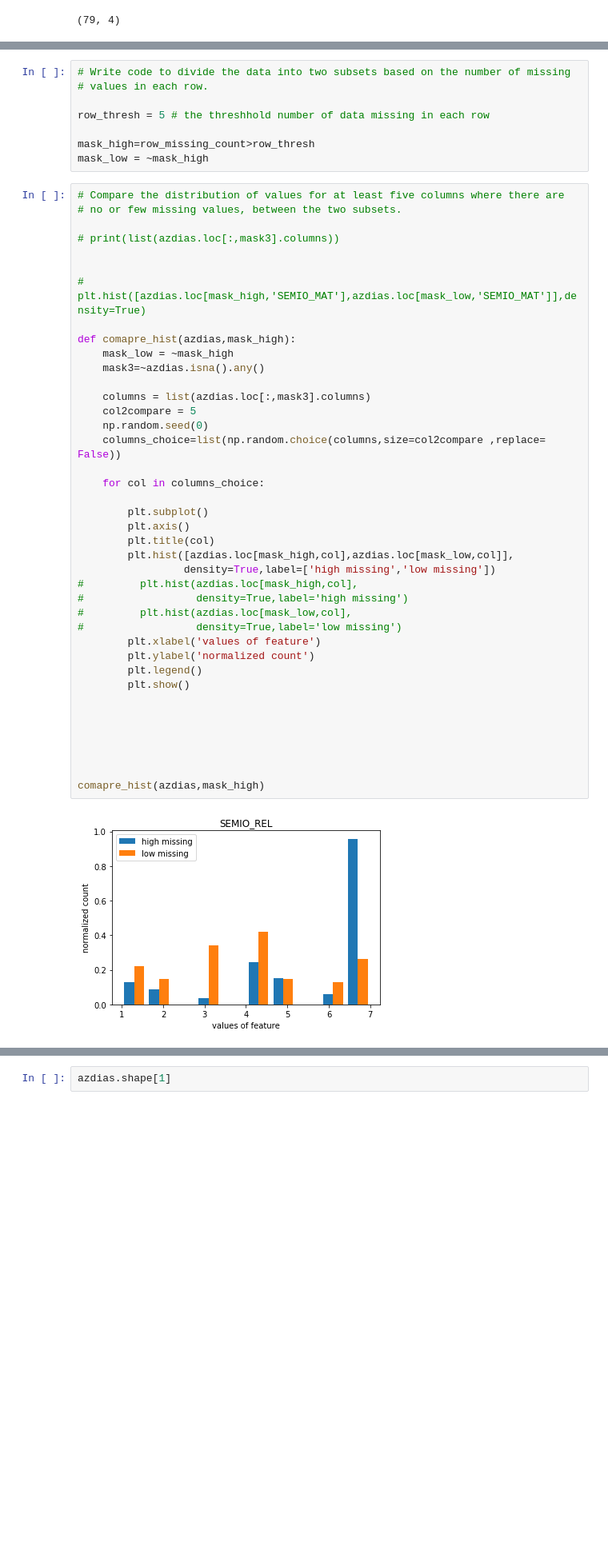
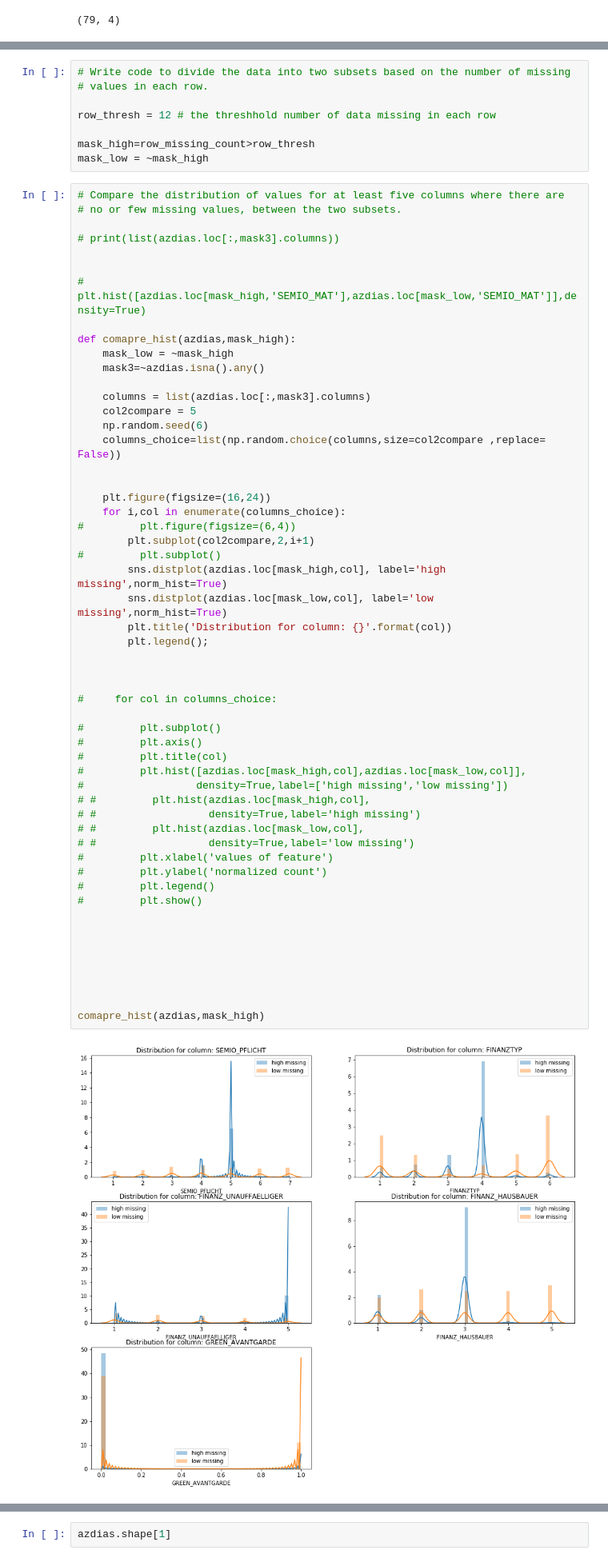
Before and after one commit to Ali-Alhamaly/Identify-Customer-Segments, a Jupyter notebook: Identify_Customer_Segments.ipynb, the cells around one changed output, grey strips where cells are left out. Shown: that part at 80% size. Drawn from its saved outputs; the diff is of its cells as text; blank space fills up the shorter version.

```diff
--- a/Identify_Customer_Segments.ipynb
+++ b/Identify_Customer_Segments.ipynb
@@ -314,49 +315,63 @@ plt.show()
 # Write code to divide the data into two subsets based on the number of missing
 # values in each row.
 
-row_thresh = 5 # the threshhold number of data missing in each row
+row_thresh = 12 # the threshhold number of data missing in each row
 
 mask_high=row_missing_count>row_thresh
 mask_low = ~mask_high
 # %%
 # Compare the distribution of values for at least five columns where there are
 # no or few missing values, between the two subsets.
 
 # print(list(azdias.loc[:,mask3].columns))
 
 
 # plt.hist([azdias.loc[mask_high,'SEMIO_MAT'],azdias.loc[mask_low,'SEMIO_MAT']],density=True)
 
 def comapre_hist(azdias,mask_high):
     mask_low = ~mask_high
     mask3=~azdias.isna().any()
 
     columns = list(azdias.loc[:,mask3].columns)
     col2compare = 5
-    np.random.seed(0)
+    np.random.seed(6)
     columns_choice=list(np.random.choice(columns,size=col2compare ,replace= False))
 
-    for col in columns_choice:
 
-        plt.subplot()
-        plt.axis()
-        plt.title(col)
-        plt.hist([azdias.loc[mask_high,col],azdias.loc[mask_low,col]],
-                 density=True,label=['high missing','low missing'])
-#         plt.hist(azdias.loc[mask_high,col],
-#                  density=True,label='high missing')
-#         plt.hist(azdias.loc[mask_low,col],
-#                  density=True,label='low missing')
-        plt.xlabel('values of feature')
-        plt.ylabel('normalized count')
-        plt.legend()
-        plt.show()
+    plt.figure(figsize=(16,24))
+    for i,col in enumerate(columns_choice):
+#         plt.figure(figsize=(6,4))
+        plt.subplot(col2compare,2,i+1)
+#         plt.subplot()
+        sns.distplot(azdias.loc[mask_high,col], label='high missing',norm_hist=True)
+        sns.distplot(azdias.loc[mask_low,col], label='low missing',norm_hist=True)
+        plt.title('Distribution for column: {}'.format(col))
+        plt.legend();
+
+
+
+#     for col in columns_choice:
+
+#         plt.subplot()
+#         plt.axis()
+#         plt.title(col)
+#         plt.hist([azdias.loc[mask_high,col],azdias.loc[mask_low,col]],
+#                  density=True,label=['high missing','low missing'])
+# #         plt.hist(azdias.loc[mask_high,col],
+# #                  density=True,label='high missing')
+# #         plt.hist(azdias.loc[mask_low,col],
+# #                  density=True,label='low missing')
+#         plt.xlabel('values of feature')
+#         plt.ylabel('normalized count')
+#         plt.legend()
+#         plt.show()
+
 
 
 
 
 
 
 comapre_hist(azdias,mask_high)
 # %% [output]
-[figure, old version]
+[figure, new version]
```
Also changed, not shown: parts of 27 cells of this notebook, 1 other file.
